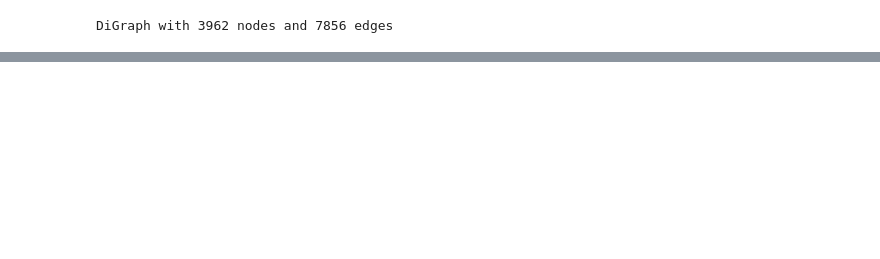
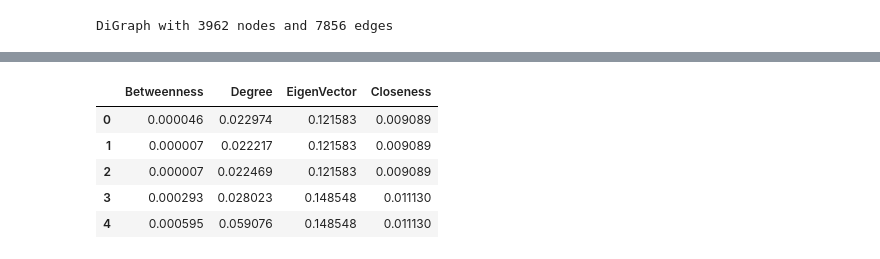
Before and after one commit to JoaoGabrielRA/AEDIIJ, a Jupyter notebook: week11/projectU2P3.ipynb, the cells around one changed output, grey strips where cells are left out. Saved outputs shown, nothing was run; the diff lists cells and outputs as text; code cells hidden in the pictures; blank space fills up the shorter version.

```diff
--- a/week11/projectU2P3.ipynb
+++ b/week11/projectU2P3.ipynb
@@ -321,0 +336,19 @@ plt.show()
+# %%
+bc = pd.Series(nx.betweenness_centrality(g))
+dc = pd.Series(nx.degree_centrality(g))
+ec = pd.Series(nx.eigenvector_centrality(g))
+cc = pd.Series(nx.closeness_centrality(g))
+
+df = pd.DataFrame.from_dict({"Betweenness": bc,
+                            "Degree": dc,
+                            "EigenVector": ec,
+                            "Closeness": cc})
+df.reset_index(inplace=True,drop=True)
+df.head()
+# %% [output]
+|  | Betweenness | Degree | EigenVector | Closeness |
+| 0 | 0.000046 | 0.022974 | 0.121583 | 0.009089 |
+| 1 | 0.000007 | 0.022217 | 0.121583 | 0.009089 |
+| 2 | 0.000007 | 0.022469 | 0.121583 | 0.009089 |
+| 3 | 0.000293 | 0.028023 | 0.148548 | 0.011130 |
+| 4 | 0.000595 | 0.059076 | 0.148548 | 0.011130 |
```
Also changed, not shown: parts of 10 cells of this notebook, 5 other files.
